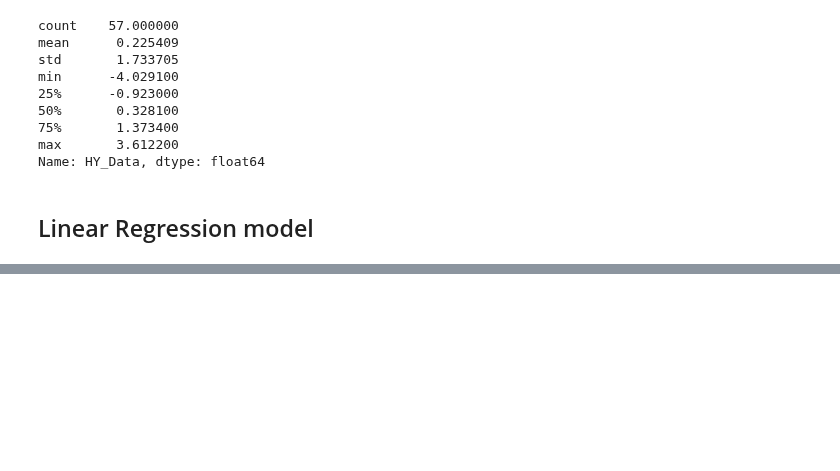
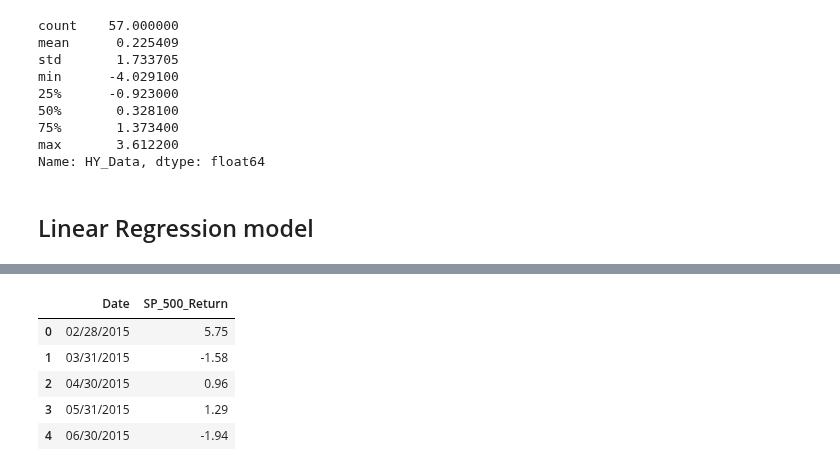
Before and after one commit to valazeinali/BoydWatterson, a Jupyter notebook: BoydWatterson/Linear_Regression_Model_HY_2.ipynb, the cells around one changed output, grey strips where cells are left out. Cells and saved outputs as stored; diff of their text form; code cells hidden in the pictures; blank space fills up the shorter version.

```diff
--- a/BoydWatterson/Linear_Regression_Model_HY_2.ipynb
+++ b/BoydWatterson/Linear_Regression_Model_HY_2.ipynb
@@ -179,0 +178,9 @@ plt.show()
+# %%
+data2.head()
+# %% [output]
+|  | Date | SP_500_Return |
+| 0 | 02/28/2015 | 5.75 |
+| 1 | 03/31/2015 | -1.58 |
+| 2 | 04/30/2015 | 0.96 |
+| 3 | 05/31/2015 | 1.29 |
+| 4 | 06/30/2015 | -1.94 |
```
Also changed, not shown: parts of 12 cells of this notebook.
